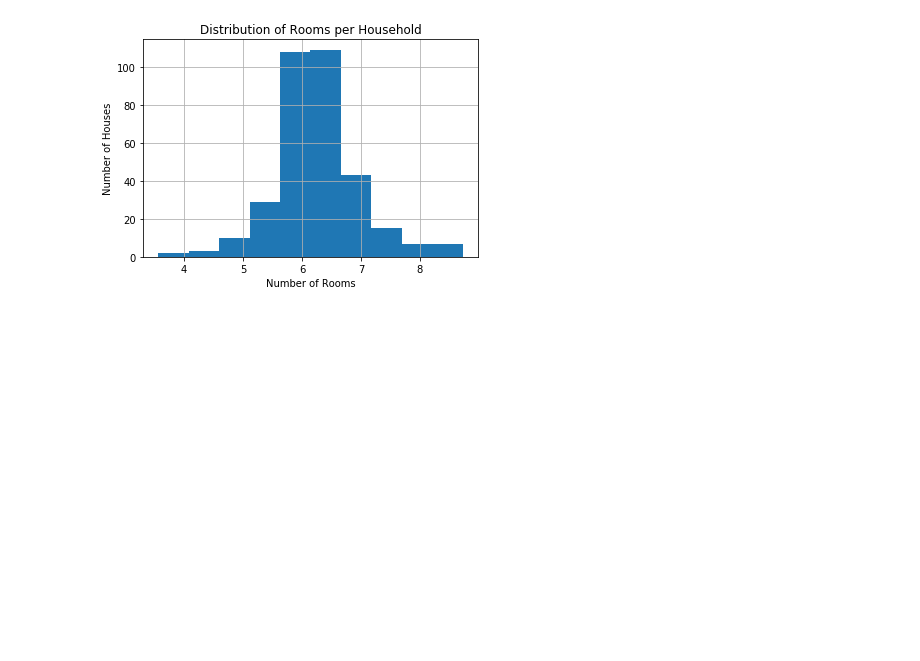
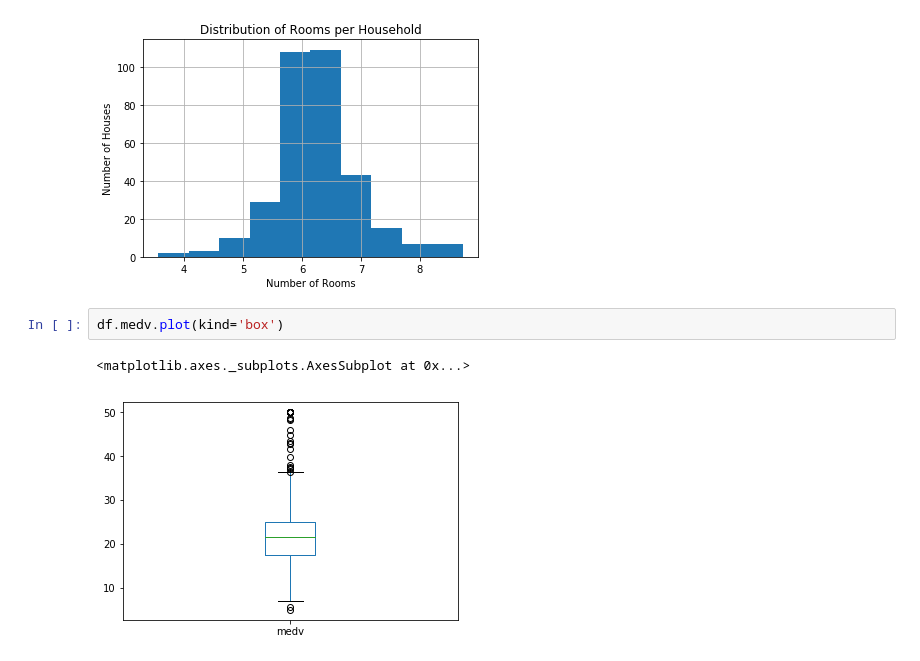
Before and after one commit to TimMango/dsc-project-eda-with-pandas-dc-ds-career-042219, a Jupyter notebook: index.ipynb, the cells around one changed output. Cells and saved outputs as stored; diff of their text form; blank space fills up the shorter version.

```diff
--- a/index.ipynb
+++ b/index.ipynb
@@ -117,3 +117,8 @@ plt.ylabel('Number of Houses')
 # %% [output]
 Text(0, 0.5, 'Number of Houses')
 [figure]
+# %%
+df.medv.plot(kind='box')
+# %% [output]
+<matplotlib.axes._subplots.AxesSubplot at 0x...>
+[figure, added]
```
